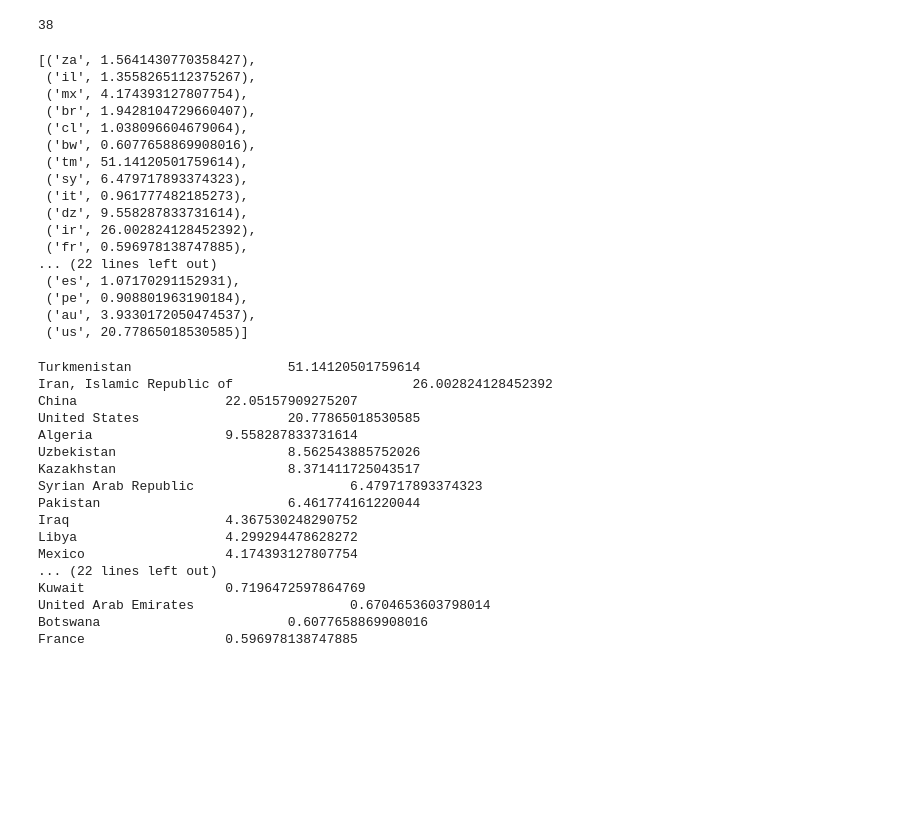
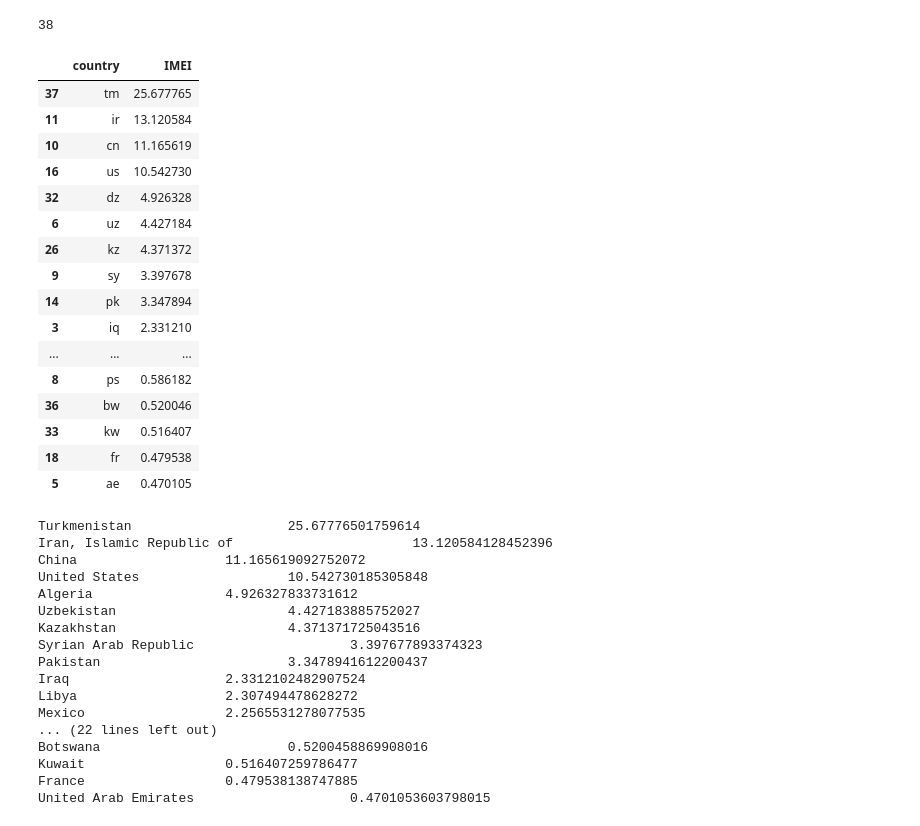
Before and after one commit to piotrkotela/emit-app-systems, a Jupyter notebook: scripts/stuff.ipynb, the cells around one changed output. Cells and saved outputs as stored; diff of their text form; code cells hidden in the pictures; blank space fills up the shorter version.

```diff
--- a/scripts/stuff.ipynb
+++ b/scripts/stuff.ipynb
@@ -38,33 +37,33 @@ n = {country:sum([1 for feature in features if feature["country_code"] == countr
 # %%
 def imei(mpc, cun, emc):
     return (mpc/1000*0.4 + (cun/(cun+mpc))*100*0.2 + emc*0.4)/10
 
-imei(5000, 600, 3), imei(25000, 5000, 4)
+a, b = imei(5000, 600, 3), imei(25000, 5000, 4)
 
 result = []
 for country in countries:
-    IMEI = imei(sum(mpc[country]), sum(cu[country]), n[country])
+    IMEI = imei(sum(mpc[country]) / 2, sum(cu[country]) / 2, n[country] / 2)
     result.append((country, IMEI))
 
-result
+pd.DataFrame(result, columns=["country", "IMEI"]).sort_values(by="IMEI", ascending=False)
 # %% [output]
-[('za', 1.5641430770358427),
- ('il', 1.3558265112375267),
- ('mx', 4.174393127807754),
- ('br', 1.9428104729660407),
- ('cl', 1.038096604679064),
- ('bw', 0.6077658869908016),
- ('tm', 51.14120501759614),
- ('sy', 6.479717893374323),
- ('it', 0.961777482185273),
- ('dz', 9.558287833731614),
- ('ir', 26.002824128452392),
- ('fr', 0.596978138747885),
-... (22 lines left out)
- ('es', 1.07170291152931),
- ('pe', 0.908801963190184),
- ('au', 3.9330172050474537),
- ('us', 20.77865018530585)]
+|  | country | IMEI |
+| 37 | tm | 25.677765 |
+| 11 | ir | 13.120584 |
+| 10 | cn | 11.165619 |
+| 16 | us | 10.542730 |
+| 32 | dz | 4.926328 |
+| 6 | uz | 4.427184 |
+| 26 | kz | 4.371372 |
+| 9 | sy | 3.397678 |
+| 14 | pk | 3.347894 |
+| 3 | iq | 2.331210 |
+| ... | ... | ... |
+| 8 | ps | 0.586182 |
+| 36 | bw | 0.520046 |
+| 33 | kw | 0.516407 |
+| 18 | fr | 0.479538 |
+| 5 | ae | 0.470105 |
 # %%
 result.sort(key=lambda x: x[1], reverse=True)
 
@@ -72,23 +71,23 @@ import pycountry
 for r in result:
     print(pycountry.countries.get(alpha_2=r[0]).name, r[1], sep="\t\t\t")
 # %% [output]
-Turkmenistan                    51.14120501759614
-Iran, Islamic Republic of                       26.002824128452392
-China                   22.05157909275207
-United States                   20.77865018530585
-Algeria                 9.558287833731614
-Uzbekistan                      8.562543885752026
-Kazakhstan                      8.371411725043517
-Syrian Arab Republic                    6.479717893374323
-Pakistan                        6.461774161220044
-Iraq                    4.367530248290752
-Libya                   4.299294478628272
-Mexico                  4.174393127807754
+Turkmenistan                    25.67776501759614
+Iran, Islamic Republic of                       13.120584128452396
+China                   11.165619092752072
+United States                   10.542730185305848
+Algeria                 4.926327833731612
+Uzbekistan                      4.427183885752027
+Kazakhstan                      4.371371725043516
+Syrian Arab Republic                    3.397677893374323
+Pakistan                        3.3478941612200437
+Iraq                    2.3312102482907524
+Libya                   2.307494478628272
+Mexico                  2.2565531278077535
 ... (22 lines left out)
-Kuwait                  0.7196472597864769
-United Arab Emirates                    0.6704653603798014
-Botswana                        0.6077658869908016
-France                  0.596978138747885
+Botswana                        0.5200458869908016
+Kuwait                  0.516407259786477
+France                  0.479538138747885
+United Arab Emirates                    0.4701053603798015
 # %%
 import matplotlib.pyplot as plt
 import numpy as np
```
Also changed, not shown: parts of 5 cells of this notebook, 2 other files.
